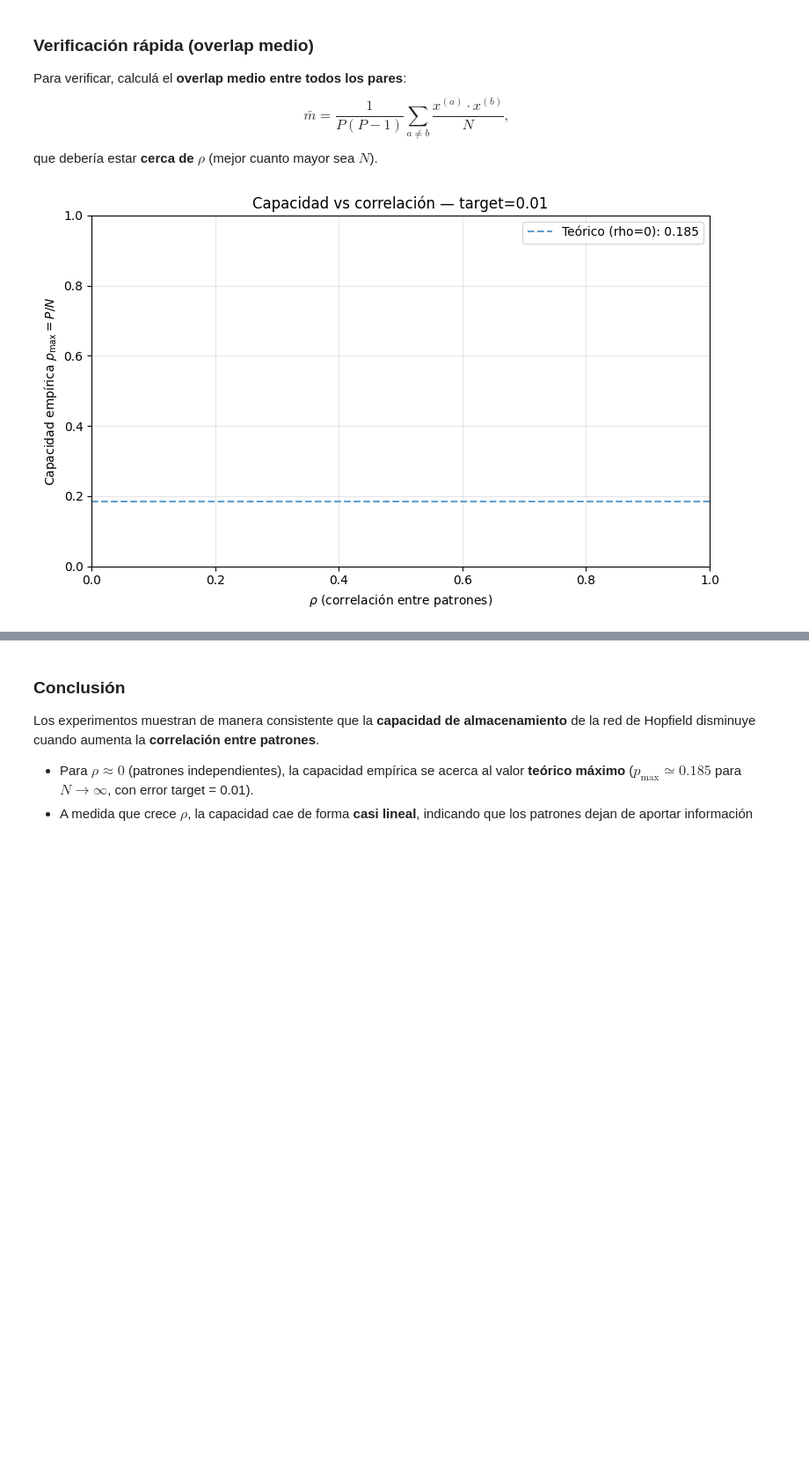
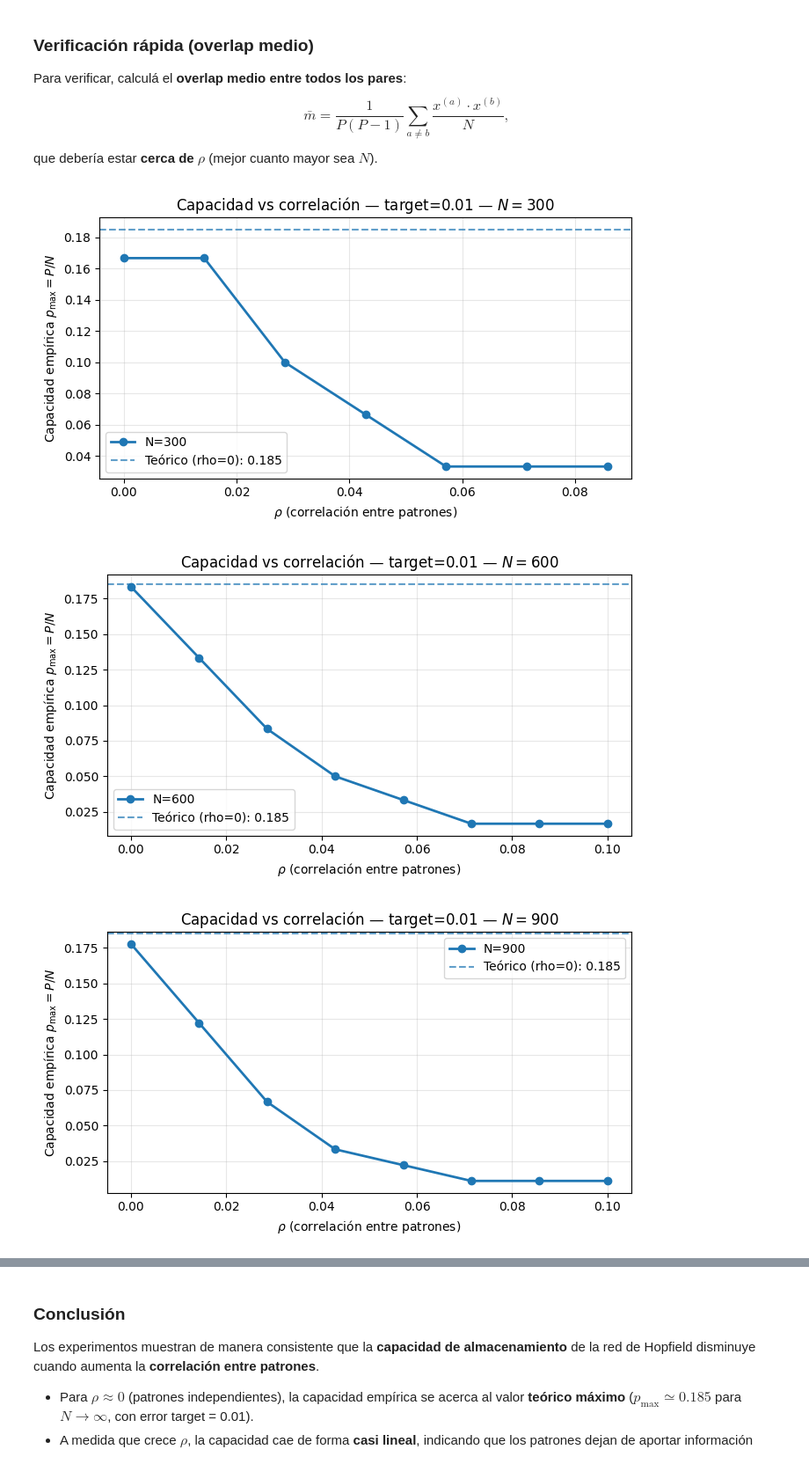
Before and after one commit to lminervino18/trabajos-practicos-aprendizaje-profundo, a Jupyter notebook: TP1/tp1.ipynb, the cells around one changed output, grey strips where cells are left out. Shown at 88% size. Drawn from its saved outputs; the diff is of its cells as text; code cells hidden in the pictures; blank space fills up the shorter version.

```diff
--- a/TP1/tp1.ipynb
+++ b/TP1/tp1.ipynb
@@ -1591,38 +1605,39 @@ P_range = {
     900: list(range(10, 1000, 10)),
 }
 
-Ns = []
 Ns = [300, 600, 900]
 rhos = np.linspace(0.0, 0.2, 15)
 
 for N in Ns:
     p_emp_list = capacidad_vs_rho(
         N=N,
         rhos=rhos,
         P_values=P_range[N],
         target=target,
         trials=3,
         norm='N',
         seed_base=1234
     )
     plot_capacidad_vs_rho(
         rhos,
         p_emp_list,
         target=target,
         p_teo_ref=p_teo_ref,
         title_extra=fr"$N={N}$"
     )
 
 # Gráfico combinado
 res_multi = capacidad_multiN_vs_rho(
     Ns,
     rhos,
     P_range_dict=P_range,
     target=target,
     trials=3,
     norm='N',
     seed_base=1234
 )
 plot_multiN_capacidad_vs_rho(rhos, res_multi, target=target, p_teo_ref=p_teo_ref)
 # %% [output]
-[figure, old version]
+[figure, new version]
+[figure, added]
+[figure, added]
```
Also changed, not shown: parts of 3 cells of this notebook, 2 other files.
